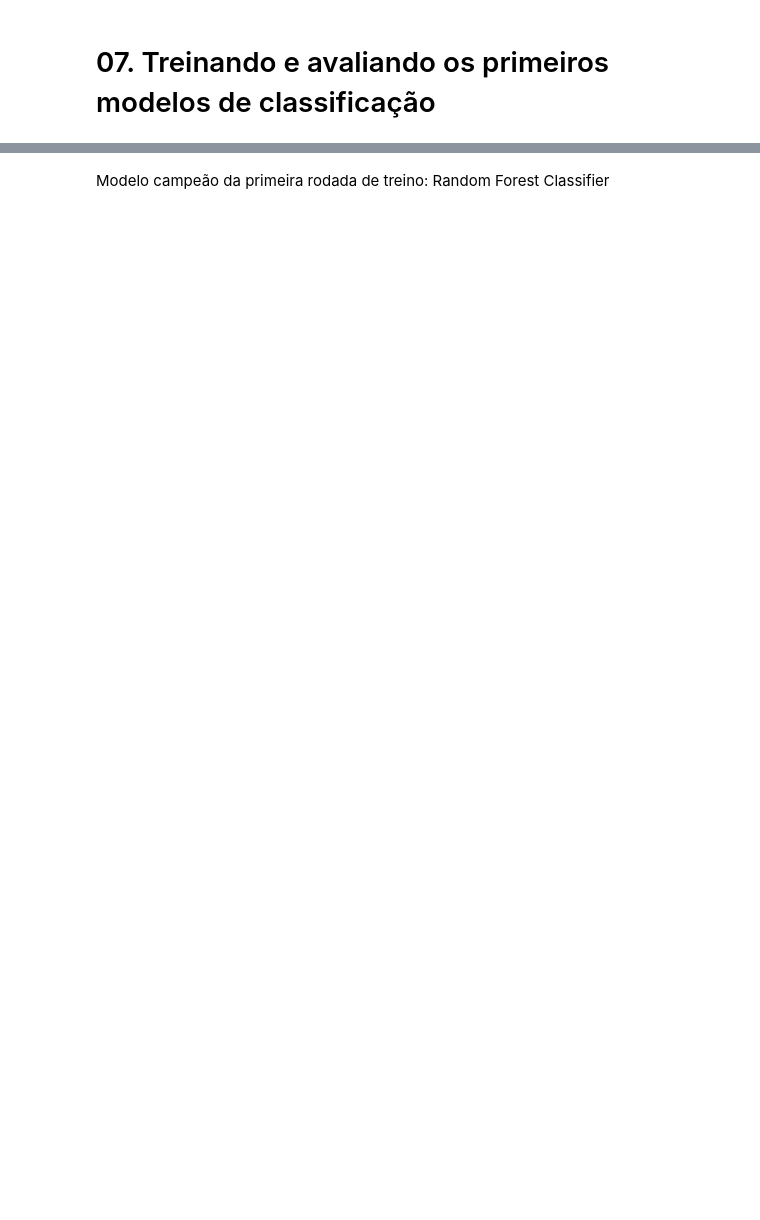
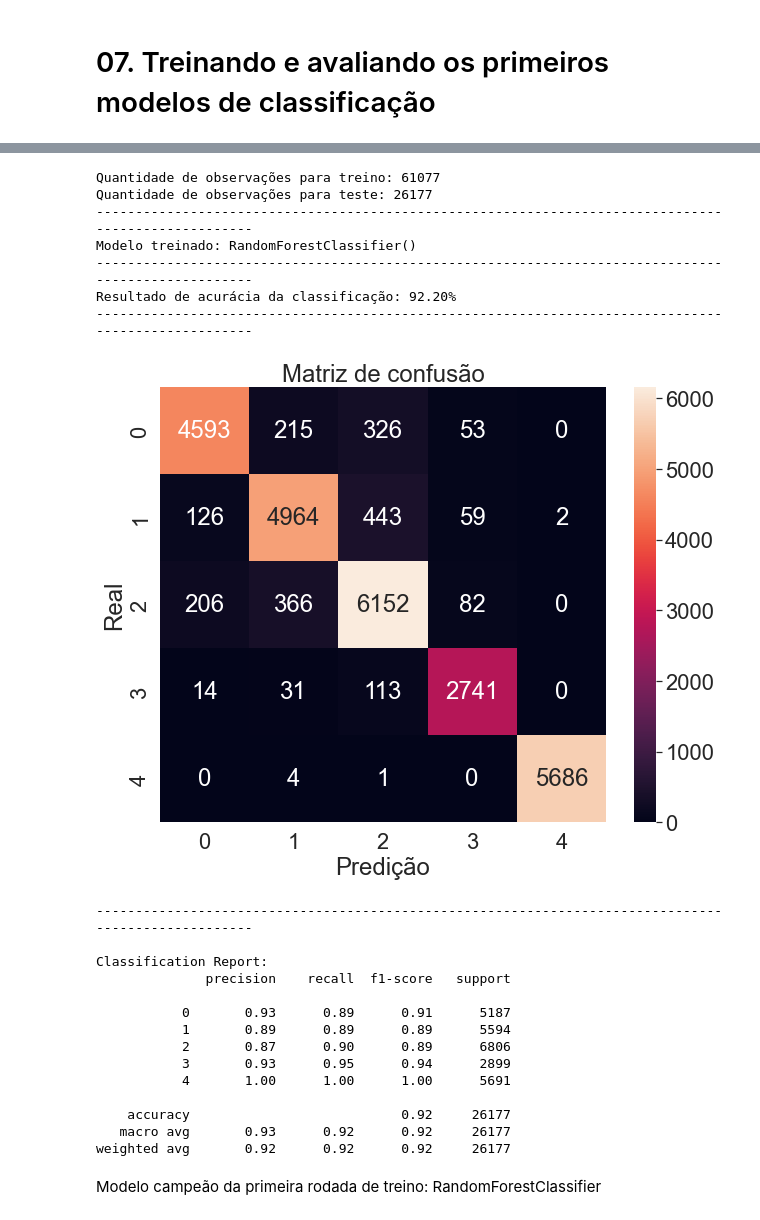
Before and after one commit to gustavocunhaa/classificacao_proteinas, a Jupyter notebook: protein_family_predict.ipynb, the cells around one changed output, grey strips where cells are left out. Drawn from its saved outputs; the diff is of its cells as text; code cells hidden in the pictures; blank space fills up the shorter version.

```diff
--- a/protein_family_predict.ipynb
+++ b/protein_family_predict.ipynb
@@ -455,2 +483,27 @@ Resultado de acurácia da classificação: 92.21%
+# %%
+treinar_modelo(RandomForestClassifier(), data_final)
+# %% [output]
+Quantidade de observações para treino: 61077
+Quantidade de observações para teste: 26177
+----------------------------------------------------------------------------------------------------
+Modelo treinado: RandomForestClassifier()
+----------------------------------------------------------------------------------------------------
+Resultado de acurácia da classificação: 92.20%
+----------------------------------------------------------------------------------------------------
+[figure, added]
+----------------------------------------------------------------------------------------------------
+
+Classification Report:
+              precision    recall  f1-score   support
+
+           0       0.93      0.89      0.91      5187
+           1       0.89      0.89      0.89      5594
+           2       0.87      0.90      0.89      6806
+           3       0.93      0.95      0.94      2899
+           4       1.00      1.00      1.00      5691
+
+    accuracy                           0.92     26177
+   macro avg       0.93      0.92      0.92     26177
+weighted avg       0.92      0.92      0.92     26177
 # %% [markdown]
-Modelo campeão da primeira rodada de treino: Random Forest Classifier
+Modelo campeão da primeira rodada de treino: RandomForestClassifier
```
Also changed, not shown: parts of 15 cells of this notebook.
